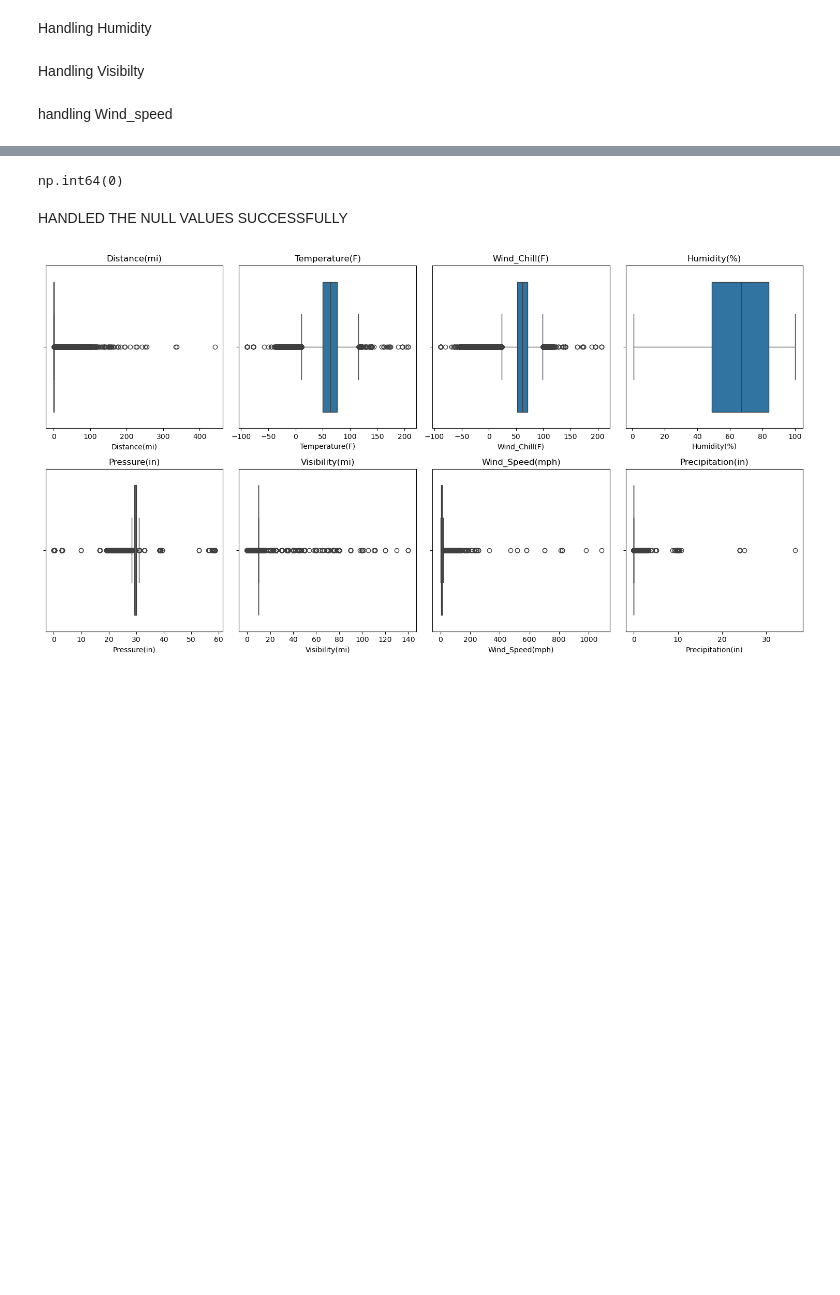
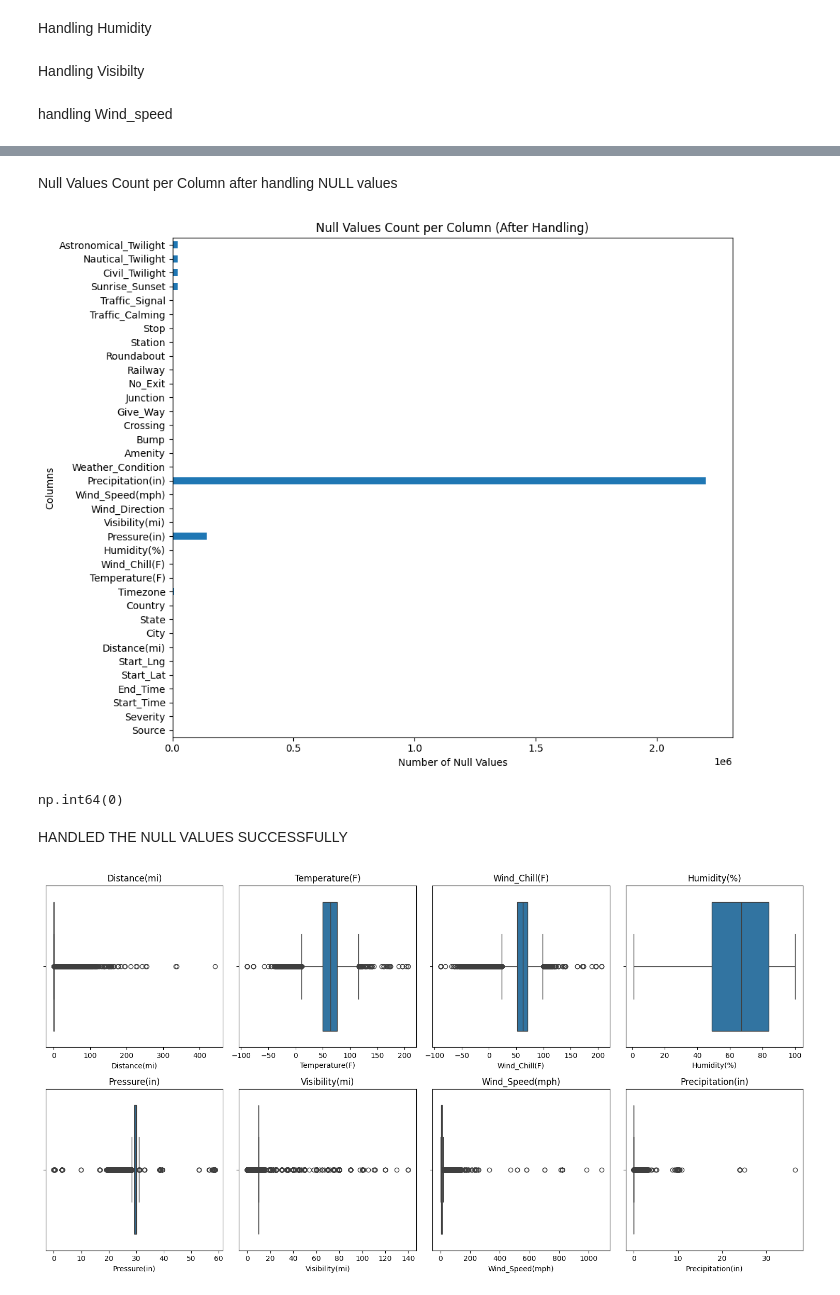
Before and after one commit to Kishore-mp45/24ADI004_TEAM9_ROAD_ACCIDENT_SEVERITY_ANALYSIS, a Jupyter notebook: Week-3.ipynb, the cells around one changed output, grey strips where cells are left out. Saved outputs shown, nothing was run; the diff lists cells and outputs as text; code cells hidden in the pictures; blank space fills up the shorter version.

```diff
--- a/Week-3.ipynb
+++ b/Week-3.ipynb
@@ -320,3 +379,20 @@ dtype: int64
+# %% [markdown]
+Null Values Count per Column after handling NULL values
+# %%
+# Calculate null counts
+null_counts = df_1.isnull().sum()
+
+# Plot horizontal bar chart
+plt.figure(figsize=(10, 8))
+null_counts.plot(kind='barh')
+
+plt.title("Null Values Count per Column (After Handling)")
+plt.xlabel("Number of Null Values")
+plt.ylabel("Columns")
+plt.tight_layout()
+plt.show()
+# %% [output]
+[figure, added]
 # %%
 df_1['Timezone'] = df_1.groupby('State')['Timezone'] \
                    .transform(lambda x: x.fillna(x.mode()[0]))
```
Also changed, not shown: parts of 36 cells of this notebook.
